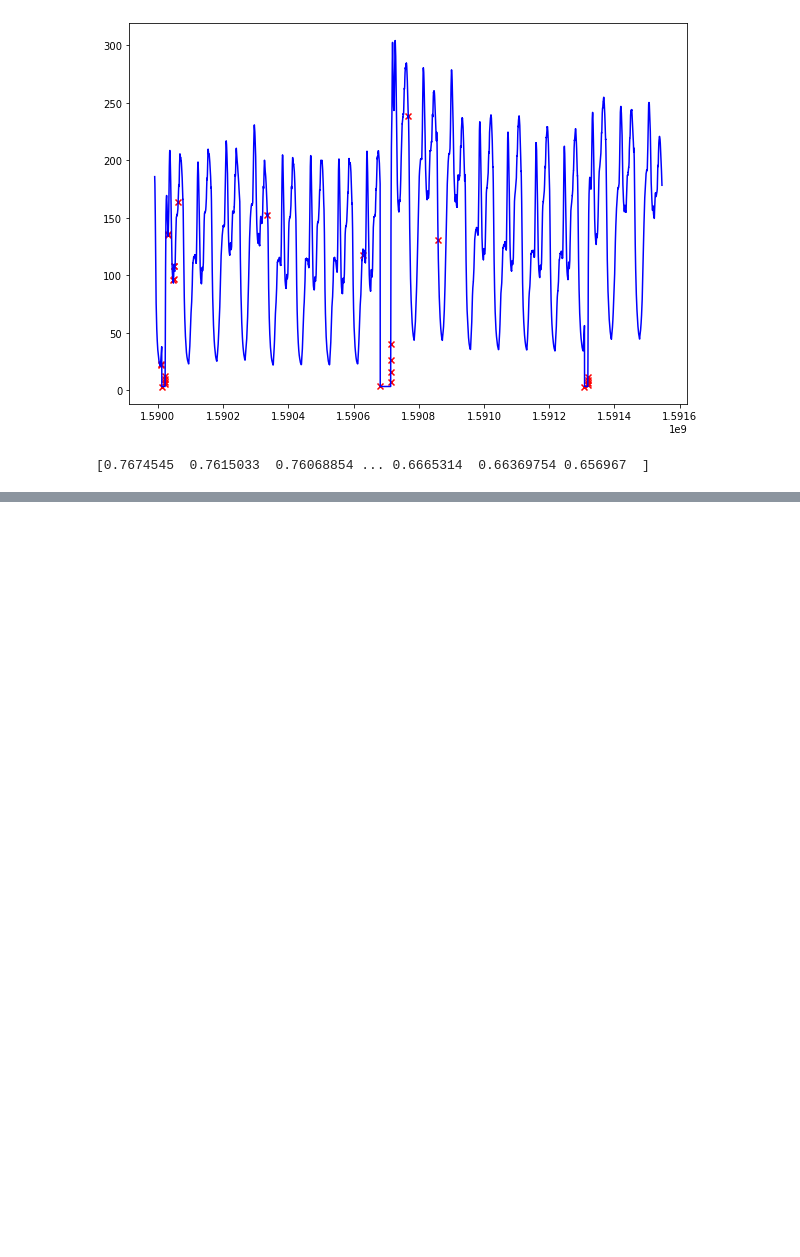
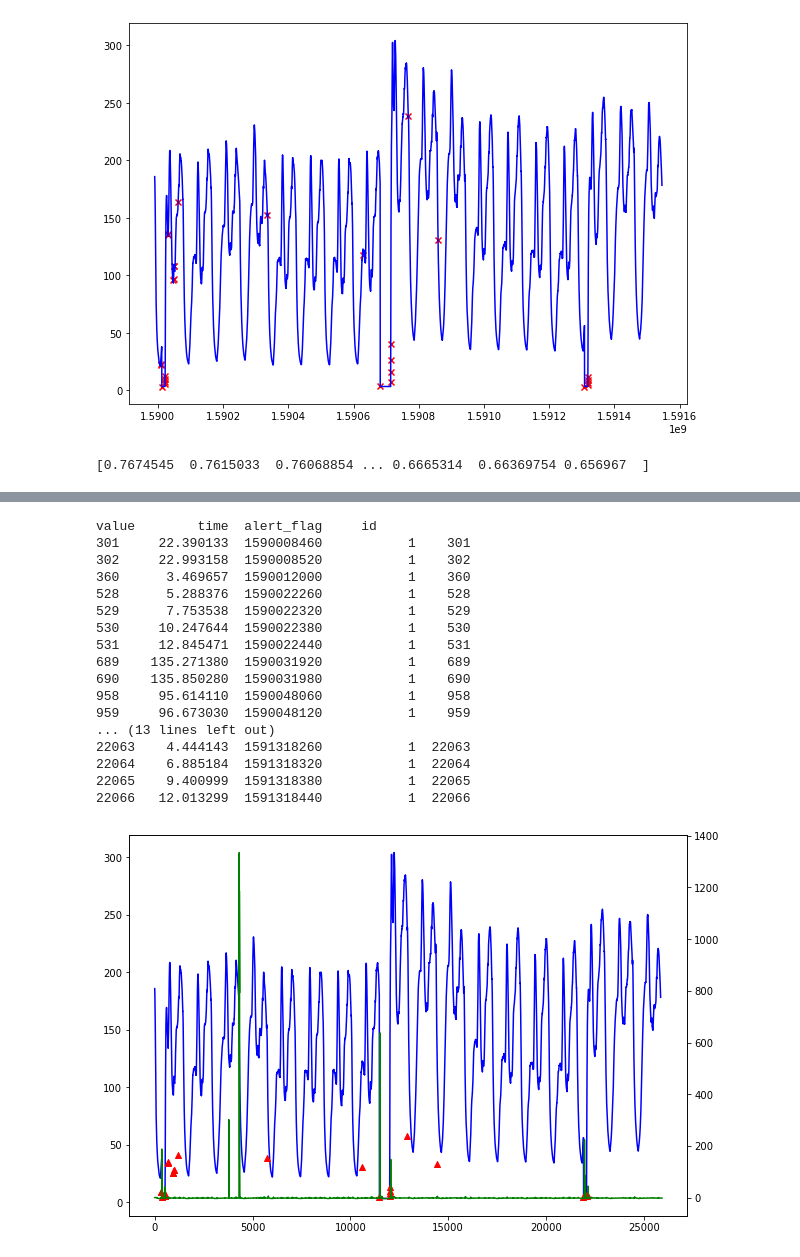
Before and after one commit to TzeHimSung/ml_learning, a Jupyter notebook: python_learning/module/donut/main.ipynb, the cells around one changed output, grey strips where cells are left out. Drawn from its saved outputs; the diff is of its cells as text; code cells hidden in the pictures; blank space fills up the shorter version.

```diff
--- a/python_learning/module/donut/main.ipynb
+++ b/python_learning/module/donut/main.ipynb
@@ -24,7 +16,9 @@ WARNING:tensorflow:From C:\Users\jemerycheng\Anaconda3\envs\python37\lib\site-pa
 # %%
 df_series = pd.read_csv('./data/train/0')
 df_series['time'] = df_series['time'].apply(lambda x: int(datetime.strptime(x, '%Y-%m-%d %H:%M:%S').timestamp()))
+df_series['id'] = range(len(df_series))
 df_alert = df_series[df_series['alert_flag'] == 1]
+# print(df_alert)
 plt.figure(figsize=(10, 7))
 plt.plot(df_series['time'], df_series['value'], color='blue')
 plt.scatter(df_alert['time'], df_alert['value'], marker='x', color='red')
@@ -132,0 +107,50 @@ VariableSaver('variable_saver_1')
+# %%
+# plot
+fig = plt.figure(figsize=(10, 7))
+# subplot 1
+ax1 = fig.add_subplot(111)
+df_value = df_series[['value']]
+df_value['id'] = range(len(df_value))
+df_value.set_index('id')
+ax1.plot(df_value['id'], df_value['value'], color='blue')
+# subplot 2
+df_test_score = pd.DataFrame({'score': test_score*(-1)})
+df_test_score['id'] = range(len(df_test_score))
+# df_test_score = df_test_score[df_test_score['score'] >= 300]
+ax2 = ax1.twinx()
+ax2.plot(df_test_score['id'], df_test_score['score'], color='green')
+df_test_score = df_test_score[df_test_score['score'] >= 50]
+# print(df_test_score)
+
+print(df_alert)
+plt.scatter(df_alert['id'], df_alert['value'], marker='^', color='red')
+# ax2.scatter(df_test_score['id'], df_test_score['score'], color='black', marker='^')
+# ax1.plot(test_values)
+# ax1.set_ylabel('test_values')
+# ax2 = ax1.twinx()
+# ax2.plot(test_score*-1, 'r-')
+# ax2.set_ylabel('test_scores', color='r')
+# for i in ax2.get_yticklabels():
+#     i.set_color('r')
+# ax3 = ax1.twinx()
+# ax3.scatter(df_alert, marker='x', color='black')
+plt.show()
+# %% [output]
+value        time  alert_flag     id
+301     22.390133  1590008460           1    301
+302     22.993158  1590008520           1    302
+360      3.469657  1590012000           1    360
+528      5.288376  1590022260           1    528
+529      7.753538  1590022320           1    529
+530     10.247644  1590022380           1    530
+531     12.845471  1590022440           1    531
+689    135.271380  1590031920           1    689
+690    135.850280  1590031980           1    690
+958     95.614110  1590048060           1    958
+959     96.673030  1590048120           1    959
+... (13 lines left out)
+22063    4.444143  1591318260           1  22063
+22064    6.885184  1591318320           1  22064
+22065    9.400999  1591318380           1  22065
+22066   12.013299  1591318440           1  22066
+[figure, added]
```
Also changed, not shown: parts of 3 cells of this notebook.
